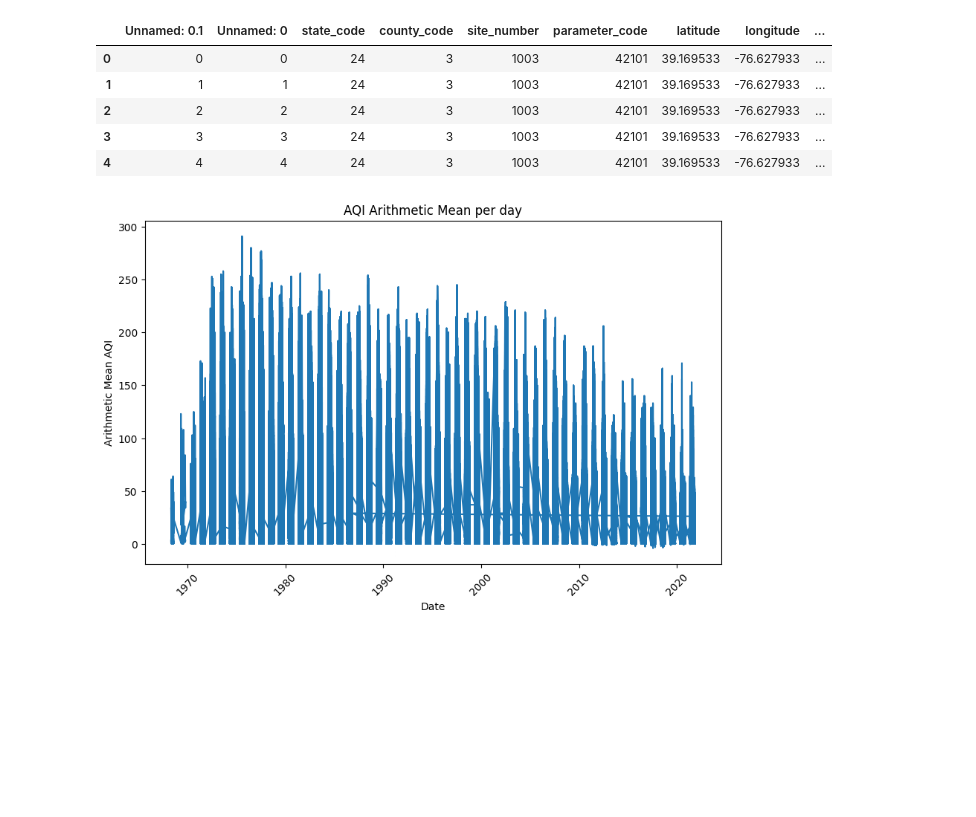
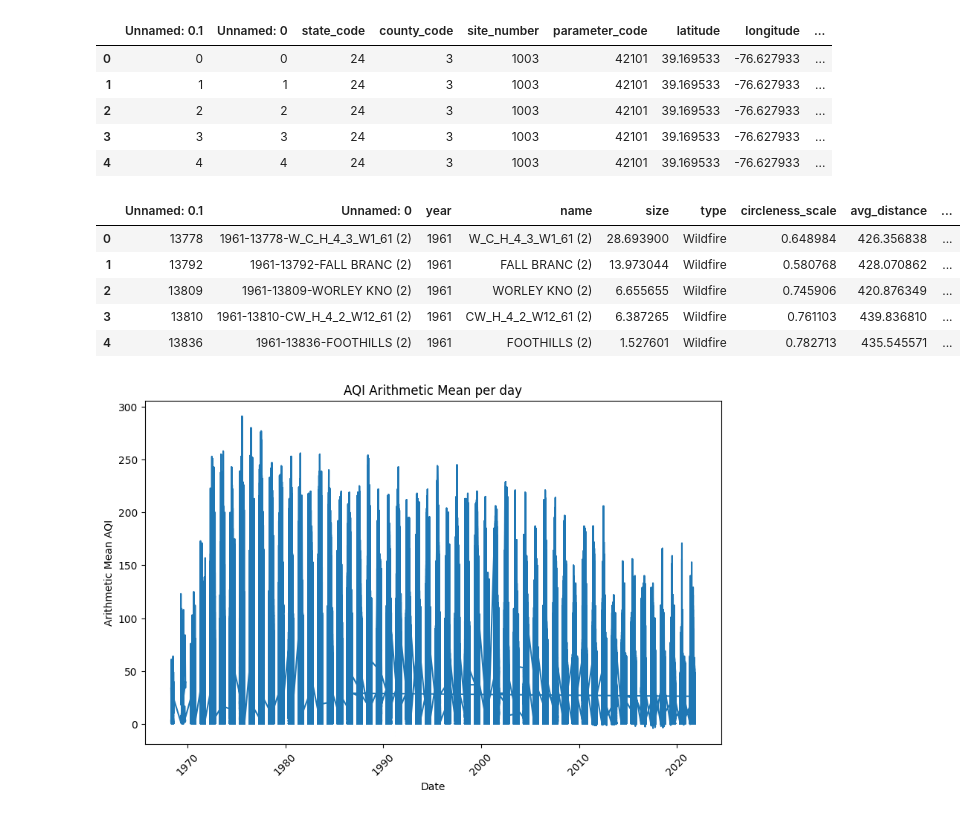
Before and after one commit to swarali-desai/data-512-course-project, a Jupyter notebook: src/estimate_wildfire_smoke_impacts.ipynb, the cells around one changed output. Cells and saved outputs as stored; diff of their text form; code cells hidden in the pictures; blank space fills up the shorter version.

```diff
--- a/src/estimate_wildfire_smoke_impacts.ipynb
+++ b/src/estimate_wildfire_smoke_impacts.ipynb
@@ -523,6 +524,15 @@ df_final_AQI.head()
 | 2 | 2 | 2 | 24 | 3 | 1003 | 42101 | 39.169533 | -76.627933 | ... |
 | 3 | 3 | 3 | 24 | 3 | 1003 | 42101 | 39.169533 | -76.627933 | ... |
 | 4 | 4 | 4 | 24 | 3 | 1003 | 42101 | 39.169533 | -76.627933 | ... |
+# %%
+filtered_df.head()
+# %% [output]
+|  | Unnamed: 0.1 | Unnamed: 0 | year | name | size | type | circleness_scale | avg_distance | ... |
+| 0 | 13778 | 1961-13778-W_C_H_4_3_W1_61 (2) | 1961 | W_C_H_4_3_W1_61 (2) | 28.693900 | Wildfire | 0.648984 | 426.356838 | ... |
+| 1 | 13792 | 1961-13792-FALL BRANC (2) | 1961 | FALL BRANC (2) | 13.973044 | Wildfire | 0.580768 | 428.070862 | ... |
+| 2 | 13809 | 1961-13809-WORLEY KNO (2) | 1961 | WORLEY KNO (2) | 6.655655 | Wildfire | 0.745906 | 420.876349 | ... |
+| 3 | 13810 | 1961-13810-CW_H_4_2_W12_61 (2) | 1961 | CW_H_4_2_W12_61 (2) | 6.387265 | Wildfire | 0.761103 | 439.836810 | ... |
+| 4 | 13836 | 1961-13836-FOOTHILLS (2) | 1961 | FOOTHILLS (2) | 1.527601 | Wildfire | 0.782713 | 435.545571 | ... |
 # %%
 # Ensure 'date' column is in datetime format
 df_final_AQI['date_local'] = pd.to_datetime(df_final_AQI['date_local'])
```
Also changed, not shown: parts of 3 cells of this notebook, 24 other files.
